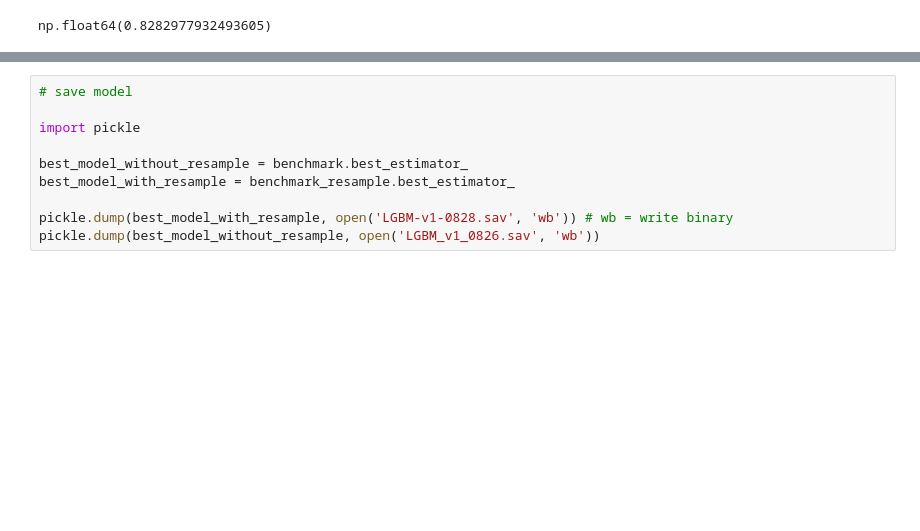
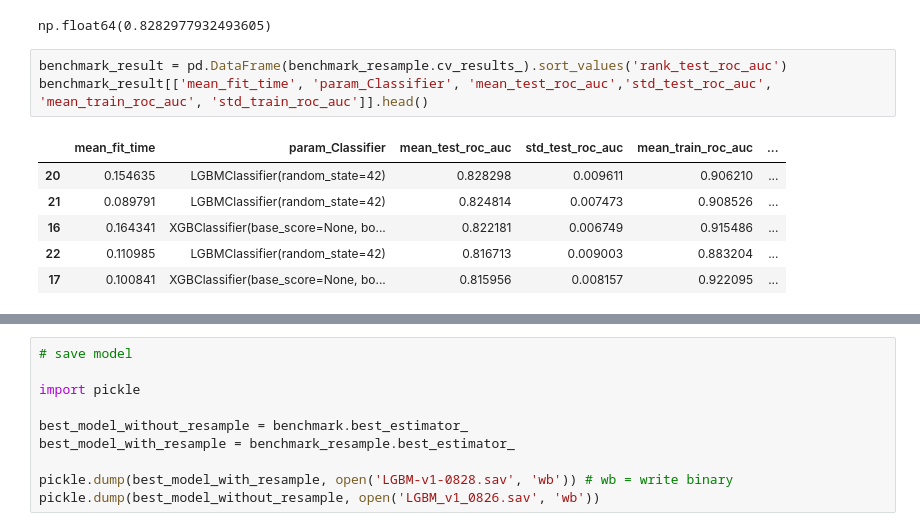
Before and after one commit to melinayu/Hotel-Booking-Demand-Project, a Jupyter notebook: notebooks/Hotel-Booking-Demand.ipynb, the cells around one changed output, grey strips where cells are left out. Drawn from its saved outputs; the diff is of its cells as text; blank space fills up the shorter version.

```diff
--- a/notebooks/Hotel-Booking-Demand.ipynb
+++ b/notebooks/Hotel-Booking-Demand.ipynb
@@ -889,6 +896,16 @@ GridSearchCV(cv=StratifiedKFold(n_splits=5, random_state=42, shuffle=True),
 benchmark_resample.best_score_
 # %% [output]
 np.float64(0.8282977932493605)
+# %%
+benchmark_result = pd.DataFrame(benchmark_resample.cv_results_).sort_values('rank_test_roc_auc')
+benchmark_result[['mean_fit_time', 'param_Classifier', 'mean_test_roc_auc','std_test_roc_auc', 'mean_train_roc_auc', 'std_train_roc_auc']].head()
+# %% [output]
+|  | mean_fit_time | param_Classifier | mean_test_roc_auc | std_test_roc_auc | mean_train_roc_auc | ... |
+| 20 | 0.154635 | LGBMClassifier(random_state=42) | 0.828298 | 0.009611 | 0.906210 | ... |
+| 21 | 0.089791 | LGBMClassifier(random_state=42) | 0.824814 | 0.007473 | 0.908526 | ... |
+| 16 | 0.164341 | XGBClassifier(base_score=None, bo... | 0.822181 | 0.006749 | 0.915486 | ... |
+| 22 | 0.110985 | LGBMClassifier(random_state=42) | 0.816713 | 0.009003 | 0.883204 | ... |
+| 17 | 0.100841 | XGBClassifier(base_score=None, bo... | 0.815956 | 0.008157 | 0.922095 | ... |
 # %%
 pd.DataFrame(benchmark_resample.cv_results_).sort_values('rank_test_roc_auc')
 # %% [output]
```
Also changed, not shown: parts of 41 cells of this notebook, 1 other file.
